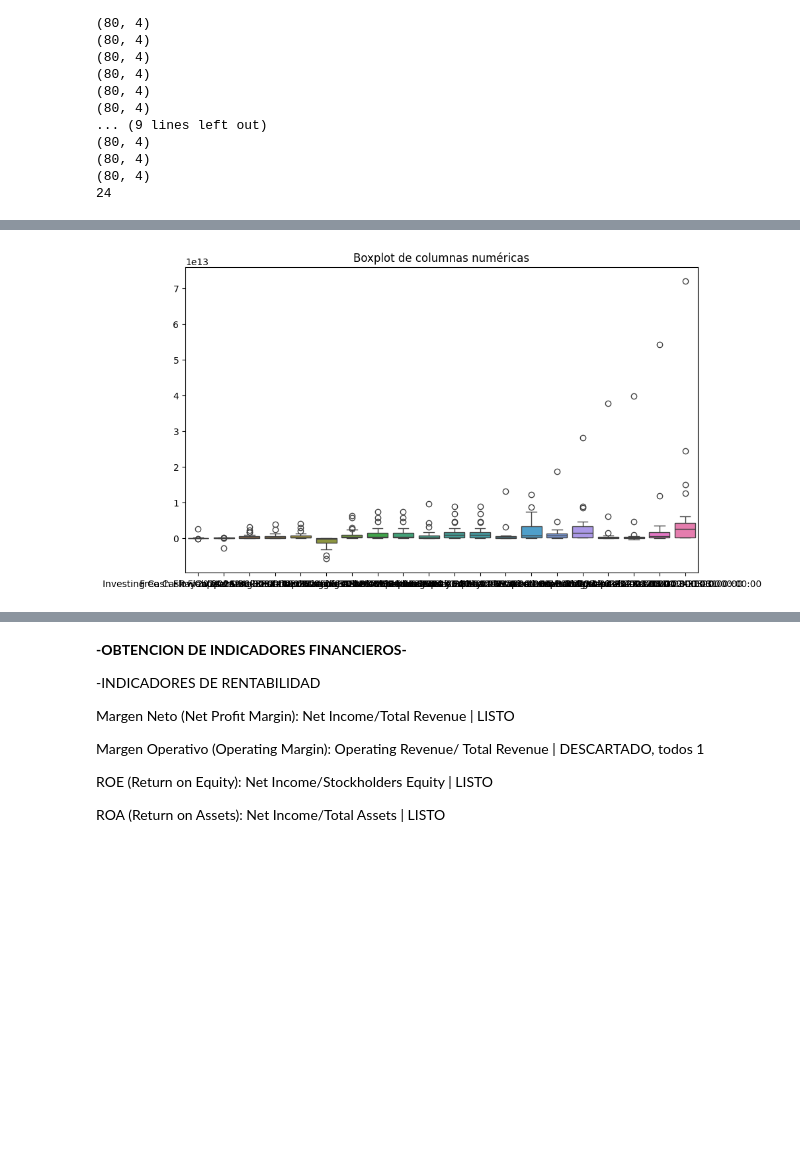
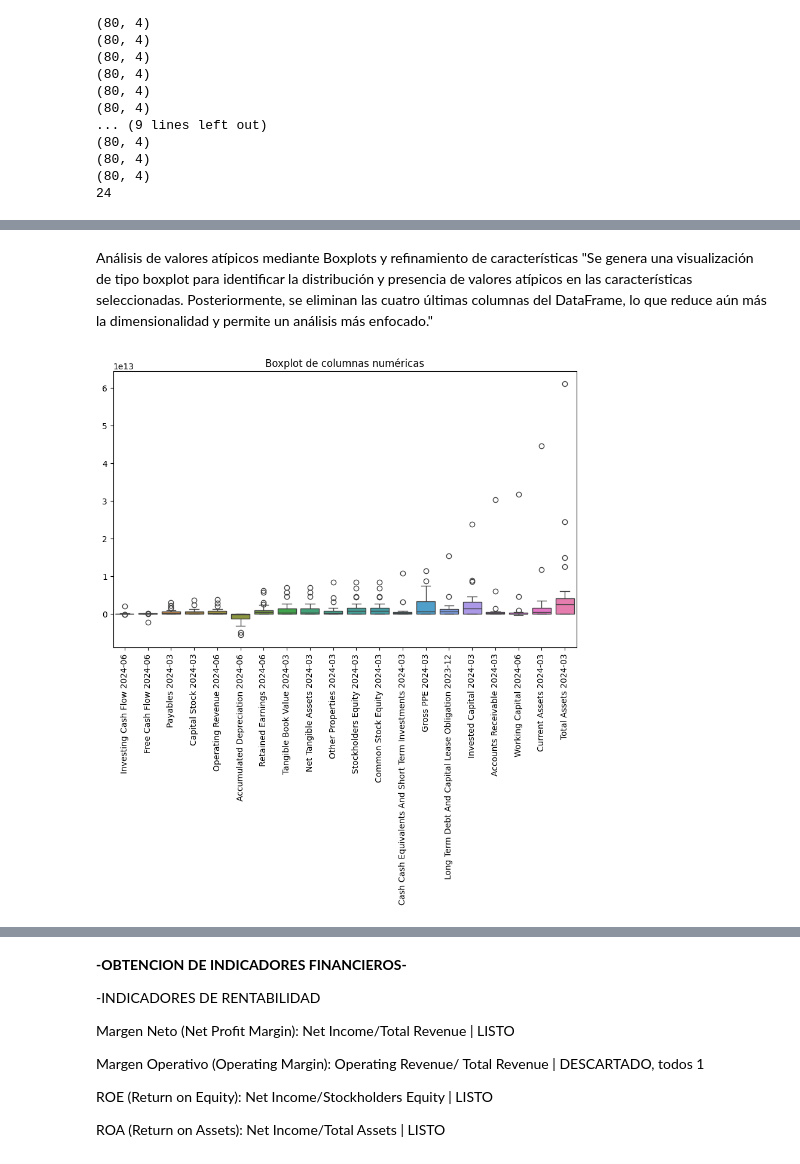
Before and after one commit to pabliacci/Finance-python, a Jupyter notebook: IPSA_data_analisis.ipynb, the cells around one changed output, grey strips where cells are left out. Cells and saved outputs as stored; diff of their text form; code cells hidden in the pictures; blank space fills up the shorter version.

```diff
--- a/IPSA_data_analisis.ipynb
+++ b/IPSA_data_analisis.ipynb
@@ -678,0 +700,6 @@ Use plotly express to create a horizontal boxplot of "NHNFIN" to determine if th
+# %%
+colum_f=top_20_var.index
+filtered_df=filtered_df[colum_f]
+# Eliminar las partes '-31 00:00:00' o '-30 00:00:00' de las columnas
+filtered_df.columns = filtered_df.columns.str.replace(r'-\d{2} 00:00:00', '', regex=True)
+#filtered_df = filtered_df.astype('Int64', errors='ignore')
@@ -678,0 +718,17 @@ Use plotly express to create a horizontal boxplot of "NHNFIN" to determine if th
+# %%
+#Tratamiento de outliers
+from scipy.stats.mstats import winsorize
+
+# Definir los percentiles de corte
+lower_percentile = 0.10
+upper_percentile = 0.90
+
+# Aplicar la winzorización a cada columna numérica del DataFrame
+df_winsorized = filtered_df.copy()  # Copiar el DataFrame para no modificar el original
+
+for col in df_winsorized.select_dtypes(include='number').columns:
+    df_winsorized[col] = winsorize(df_winsorized[col], limits=(lower_percentile, upper_percentile))
+
+print(df_winsorized.shape)
+
+#no sirve, buscar otra solucion
@@ -678,0 +737,16 @@ Use plotly express to create a horizontal boxplot of "NHNFIN" to determine if th
+# %%
+#Tratamiento de outliers
+# Definir percentiles
+lower_percentile = 0.01
+upper_percentile = 0.99
+
+# Reemplazar los outliers por el valor en el percentil 1% o 99%
+df_no_outliers = filtered_df.copy()  # Copiar el DataFrame para no modificar el original
+
+for col in df_no_outliers.select_dtypes(include='number').columns:
+    lower = df_no_outliers[col].quantile(lower_percentile)
+    upper = df_no_outliers[col].quantile(upper_percentile)
+
+    df_no_outliers[col] = df_no_outliers[col].clip(lower=lower, upper=upper)
+
+df_no_outliers.describe()
@@ -679,13 +771,20 @@ Use plotly express to create a horizontal boxplot of "NHNFIN" to determine if th
+# %% [markdown]
+Análisis de valores atípicos mediante Boxplots y refinamiento de características
+"Se genera una visualización de tipo boxplot para identificar la distribución y presencia de valores atípicos en las características seleccionadas. Posteriormente, se eliminan las cuatro últimas columnas del DataFrame, lo que reduce aún más la dimensionalidad y permite un análisis más enfocado."
 # %%
 import seaborn as sns
 import matplotlib.pyplot as plt
 import numpy as np
 
 # Crear un boxplot para cada columna numérica
 plt.figure(figsize=(10, 6))
-sns.boxplot(data=filtered_df.select_dtypes(include=np.number))
+sns.boxplot(data=df_no_outliers.select_dtypes(include=np.number))
 plt.title("Boxplot de columnas numéricas")
+
+# Rotar las etiquetas del eje X
+plt.xticks(rotation=90)
+
 plt.show()
 # %% [output]
-[figure, old version]
+[figure, new version]
 # %%
```
Also changed, not shown: parts of 33 cells of this notebook.
